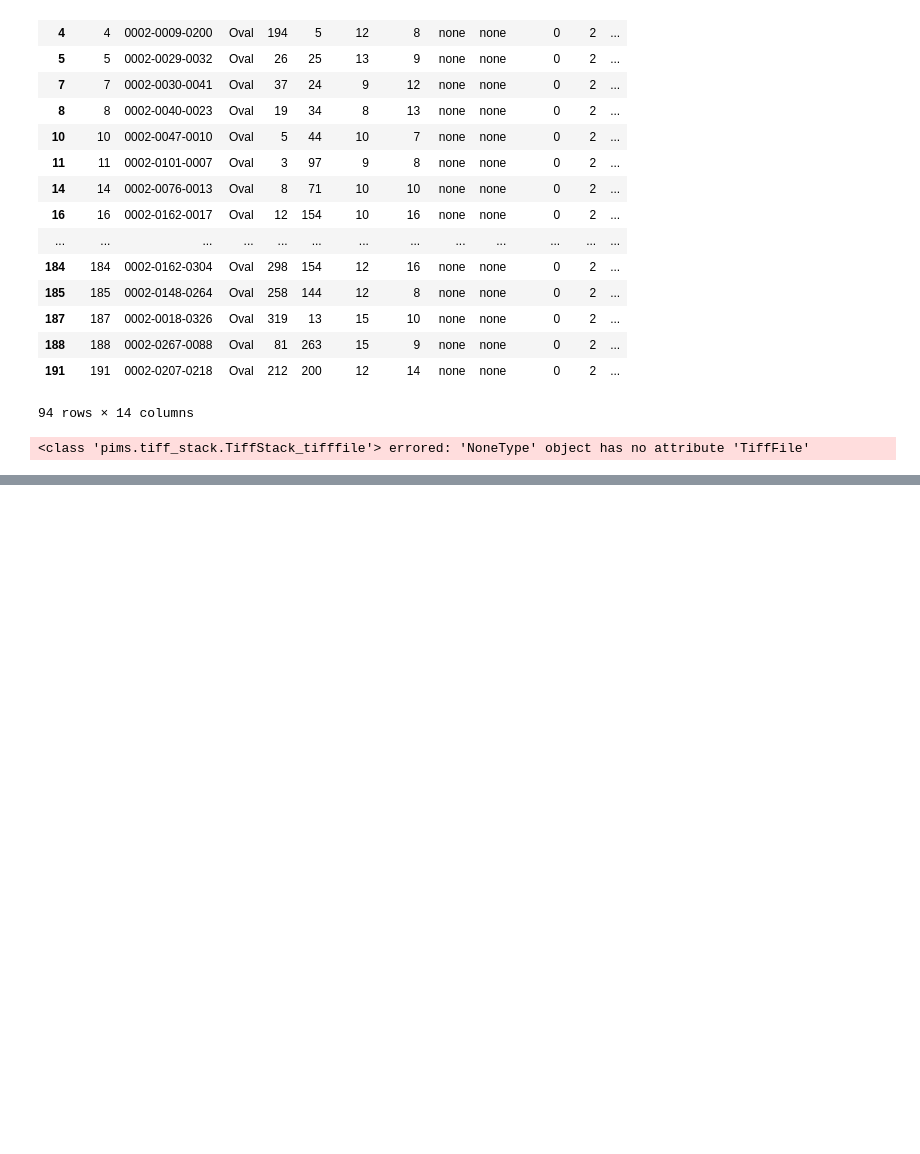
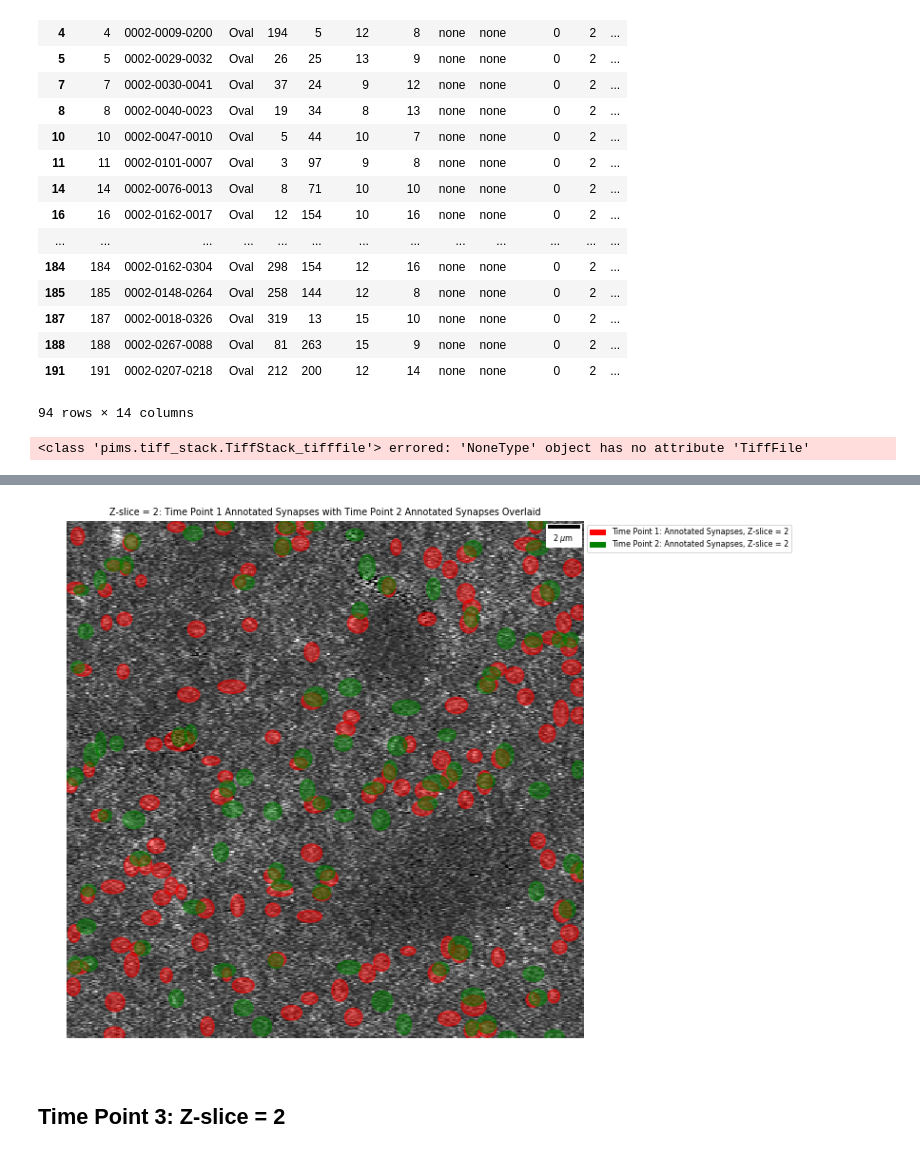
Before and after one commit to NeuroDataDesign/LIDS, a Jupyter notebook: hungarian reg/Hungarian Algorithm - Python Implementation .ipynb, the cells around one changed output, grey strips where cells are left out. Cells and saved outputs as stored; diff of their text form; code cells hidden in the pictures; blank space fills up the shorter version.

```diff
--- a/hungarian reg/Hungarian Algorithm - Python Implementation .ipynb
+++ b/hungarian reg/Hungarian Algorithm - Python Implementation .ipynb
@@ -768,0 +779,33 @@ plt.show()
+# %%
+fig, ax = plt.subplots(figsize = (20, 10))
+ax.set_title('Z-slice = 2: Time Point 1 Annotated Synapses with Time Point 2 Annotated Synapses Overlaid')
+ax.imshow(tp1_clip_2, cmap = mpl.cm.gray)
+
+
+for idx, row in tp1_antn_2.iterrows():
+    x = row['X'] + row['Width']/2
+    y = row['Y'] + row['Height']/2
+    elps_tp1 = mpl.patches.Ellipse((x,y), width = row['Width'], height = row['Height'], edgecolor = 'r', lw = 2, facecolor = 'r', alpha = 0.5)
+    ax.add_patch(elps_tp1)
+
+
+for idx, row in tp2_antn_2.iterrows():
+    x = row['X'] + row['Width']/2
+    y = row['Y'] + row['Height']/2
+    elps_tp2 = mpl.patches.Ellipse((x, y), width = row['Width'], height = row['Height'], edgecolor = 'g', lw = 2, facecolor = 'g', alpha = 0.5)
+    ax.add_patch(elps_tp2)
+
+red_patch = mpl.patches.Patch(color = 'red', label = 'Time Point 1: Annotated Synapses, Z-slice = 2')
+green_patch = mpl.patches.Patch(color = 'green', label = 'Time Point 2: Annotated Synapses, Z-slice = 2')
+plt.legend(handles = [red_patch, green_patch], bbox_to_anchor = (1, 1), loc = 2)
+
+scalebar = ScaleBar(0.09, 'um', length_fraction = 0.1, height_fraction = 0.005, color = 'k', border_pad = 0.3)
+ax.add_artist(scalebar)
+ax.axis('off')
+
+plt.savefig('TP1_TP2_filled_overlay.png')
+plt.show()
+# %% [output]
+[figure, added]
+# %% [markdown]
+## Time Point 3: Z-slice = 2
```
Also changed, not shown: parts of 16 cells of this notebook.
